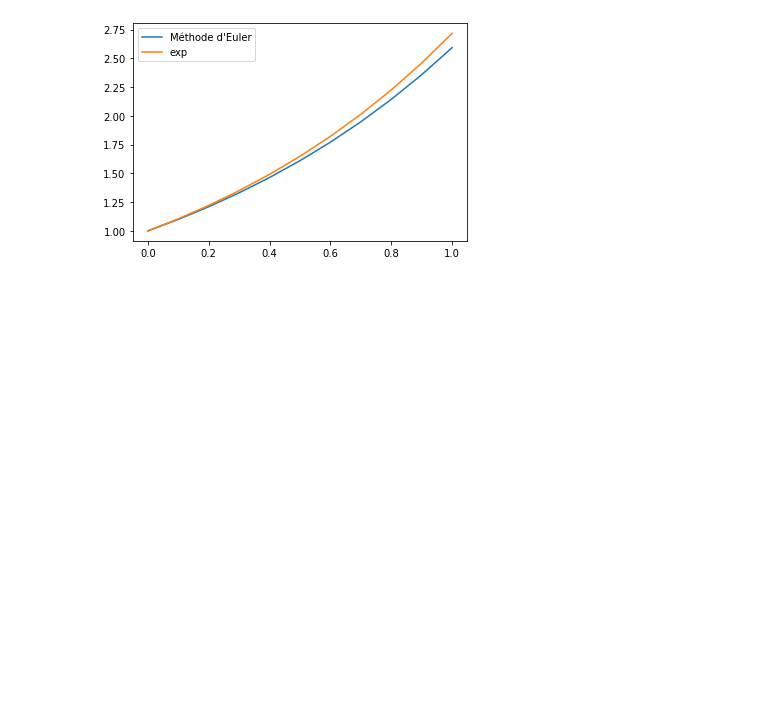
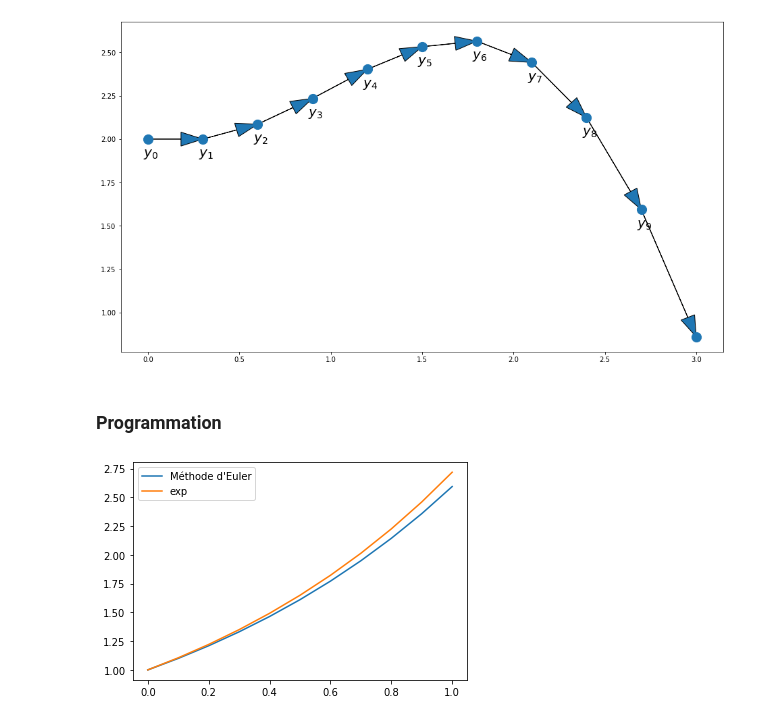
Before and after one commit to cpge-itc/bcpst2, a Jupyter notebook: _sources/1_euler/euler.ipynb, the cells around one changed output. Saved outputs shown, nothing was run; the diff lists cells and outputs as text; code cells hidden in the pictures; blank space fills up the shorter version.

```diff
--- a/_sources/1_euler/euler.ipynb
+++ b/_sources/1_euler/euler.ipynb
@@ -25,3 +72,28 @@ Voici des exemples d'équations différentielles classiques avec la valeur corre
+# %%
+def f(t, y):
+    return np.cos(t)*t
+
+t = [0]
+y = [2]
+h = 0.3
+plt.figure(figsize=(16, 9))
+
+for _ in range(10):
+    dy = h*f(t[-1], y[-1])
+    t.append(t[-1] + h)
+    y.append(y[-1] + dy)
+    plt.arrow(t[-2], y[-2], h, dy, head_width=0.08, length_includes_head=True)
+
+plt.scatter(t, y, s=200)
+for i in range(len(t)):
+    plt.annotate(f"$y_{i}$", (t[i] - 0.025, y[i] - 0.1), fontsize=20)
+
+plt.show()
+# %% [output]
+[figure, added]
+# %% [markdown]
+
+### Programmation
 # %%
 def euler(f, t0, y0, h, n):
     y = [y0]
```
Also changed, not shown: parts of 6 cells of this notebook, 9 other files.
